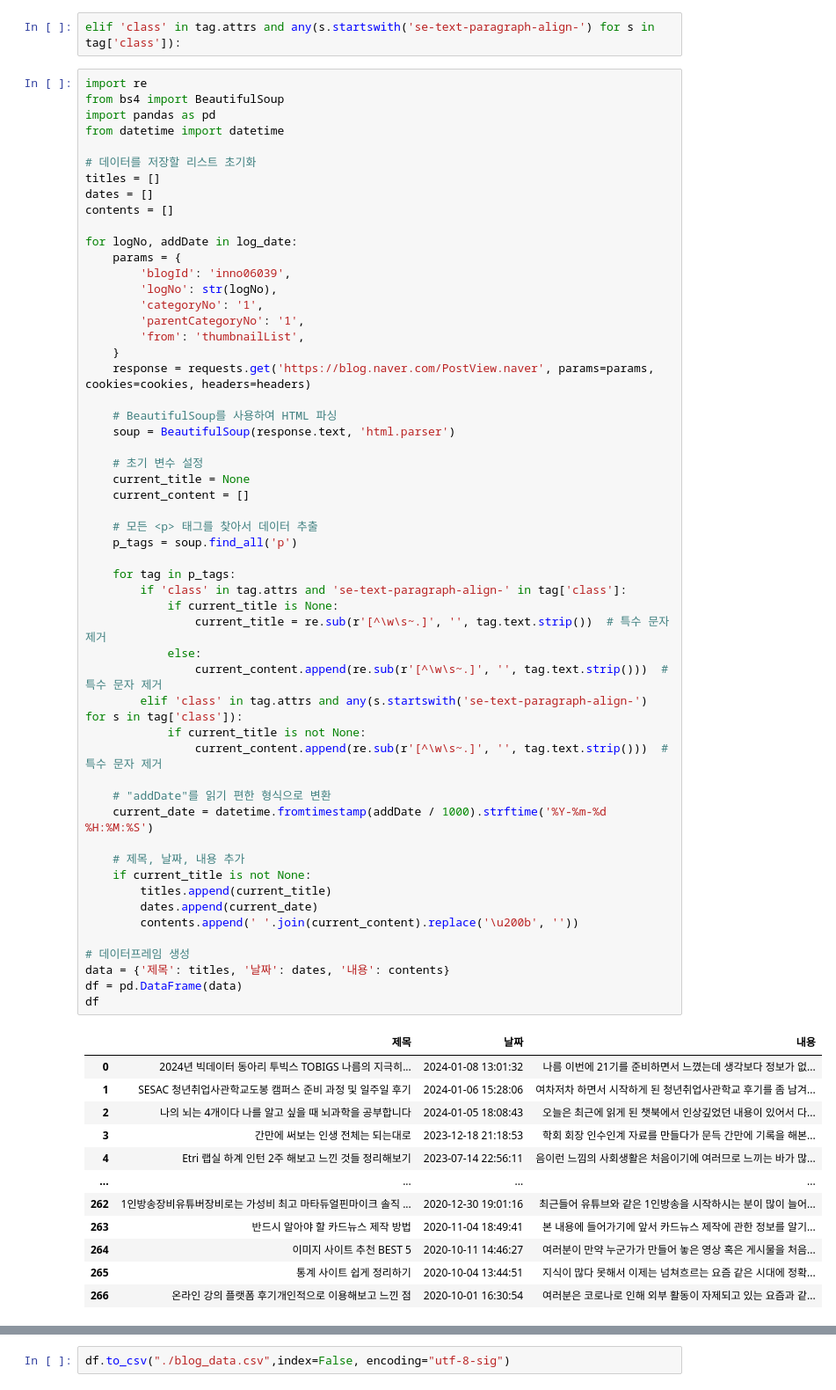
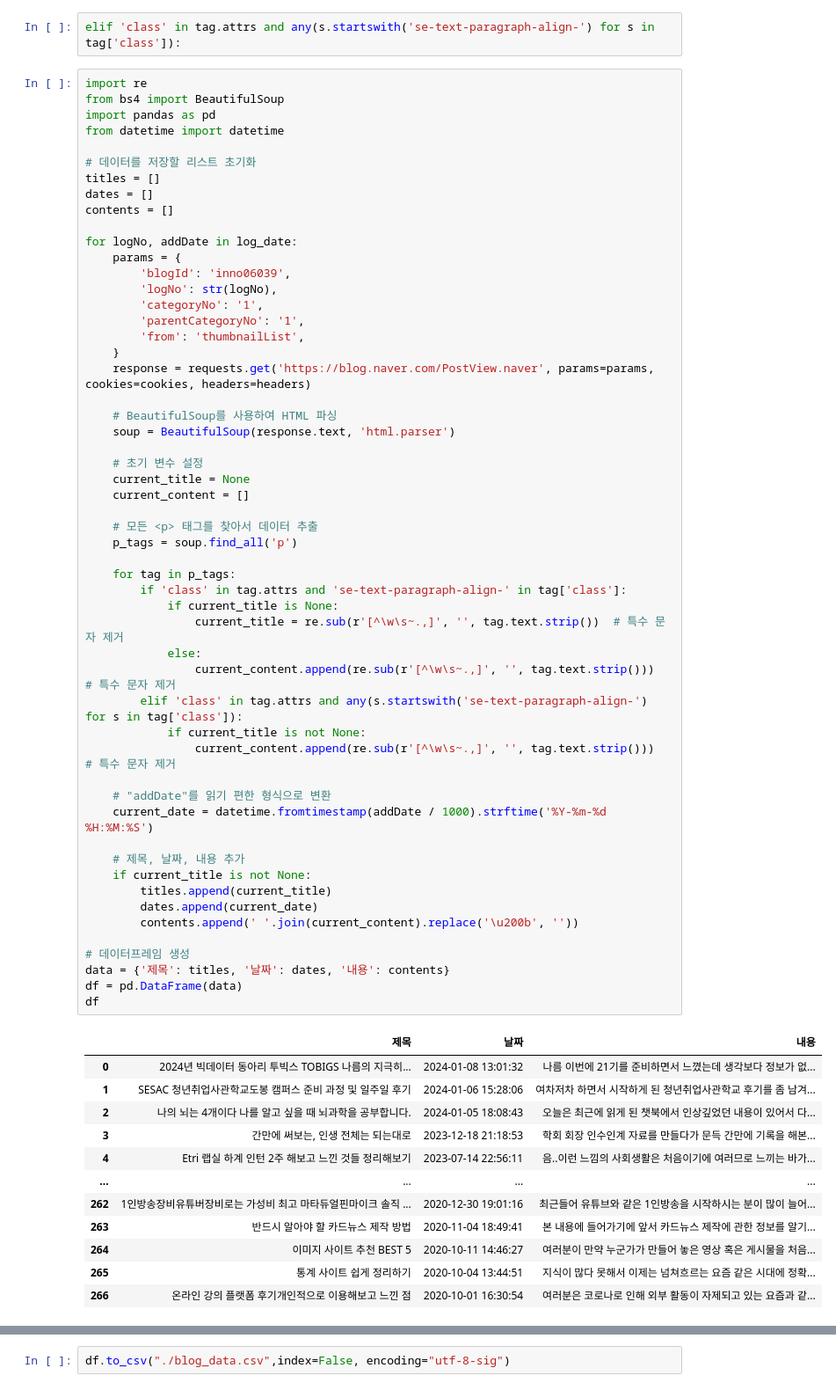
Before and after one commit to ru2zi/giminopt, a Jupyter notebook: train.ipynb, the cells around one changed output, grey strips where cells are left out. Shown: that part at 88% size. Cells and saved outputs as stored; diff of their text form.

```diff
--- a/train.ipynb
+++ b/train.ipynb
@@ -279,39 +279,39 @@ for logNo, addDate in log_date:
     current_title = None
     current_content = []
 
     # 모든 <p> 태그를 찾아서 데이터 추출
     p_tags = soup.find_all('p')
 
     for tag in p_tags:
         if 'class' in tag.attrs and 'se-text-paragraph-align-' in tag['class']:
             if current_title is None:
-                current_title = re.sub(r'[^\w\s~.]', '', tag.text.strip())  # 특수 문자 제거
+                current_title = re.sub(r'[^\w\s~.,]', '', tag.text.strip())  # 특수 문자 제거
             else:
-                current_content.append(re.sub(r'[^\w\s~.]', '', tag.text.strip()))  # 특수 문자 제거
+                current_content.append(re.sub(r'[^\w\s~.,]', '', tag.text.strip()))  # 특수 문자 제거
         elif 'class' in tag.attrs and any(s.startswith('se-text-paragraph-align-') for s in tag['class']):
             if current_title is not None:
-                current_content.append(re.sub(r'[^\w\s~.]', '', tag.text.strip()))  # 특수 문자 제거
+                current_content.append(re.sub(r'[^\w\s~.,]', '', tag.text.strip()))  # 특수 문자 제거
 
     # "addDate"를 읽기 편한 형식으로 변환
     current_date = datetime.fromtimestamp(addDate / 1000).strftime('%Y-%m-%d %H:%M:%S')
 
     # 제목, 날짜, 내용 추가
     if current_title is not None:
         titles.append(current_title)
         dates.append(current_date)
         contents.append(' '.join(current_content).replace('\u200b', ''))
 
 # 데이터프레임 생성
 data = {'제목': titles, '날짜': dates, '내용': contents}
 df = pd.DataFrame(data)
 df
 # %% [output]
 |  | 제목 | 날짜 | 내용 |
 | 0 | 2024년 빅데이터 동아리 투빅스 TOBIGS 나름의 지극히... | 2024-01-08 13:01:32 | 나름 이번에 21기를 준비하면서 느꼈는데 생각보다 정보가 없... |
 | 1 | SESAC 청년취업사관학교도봉 캠퍼스 준비 과정 및 일주일 후기 | 2024-01-06 15:28:06 | 여차저차 하면서 시작하게 된 청년취업사관학교 후기를 좀 남겨... |
-| 2 | 나의 뇌는 4개이다 나를 알고 싶을 때 뇌과학을 공부합니다 | 2024-01-05 18:08:43 | 오늘은 최근에 읽게 된 챗북에서 인상깊었던 내용이 있어서 다... |
-| 3 | 간만에 써보는 인생 전체는 되는대로 | 2023-12-18 21:18:53 | 학회 회장 인수인계 자료를 만들다가 문득 간만에 기록을 해본... |
-| 4 | Etri 랩실 하계 인턴 2주 해보고 느낀 것들 정리해보기 | 2023-07-14 22:56:11 | 음이런 느낌의 사회생활은 처음이기에 여러므로 느끼는 바가 많... |
+| 2 | 나의 뇌는 4개이다 나를 알고 싶을 때 뇌과학을 공부합니다. | 2024-01-05 18:08:43 | 오늘은 최근에 읽게 된 챗북에서 인상깊었던 내용이 있어서 다... |
+| 3 | 간만에 써보는, 인생 전체는 되는대로 | 2023-12-18 21:18:53 | 학회 회장 인수인계 자료를 만들다가 문득 간만에 기록을 해본... |
+| 4 | Etri 랩실 하계 인턴 2주 해보고 느낀 것들 정리해보기 | 2023-07-14 22:56:11 | 음..이런 느낌의 사회생활은 처음이기에 여러므로 느끼는 바가... |
 | ... | ... | ... | ... |
 | 262 | 1인방송장비유튜버장비로는 가성비 최고 마타듀얼핀마이크 솔직 ... | 2020-12-30 19:01:16 | 최근들어 유튜브와 같은 1인방송을 시작하시는 분이 많이 늘어... |
 | 263 | 반드시 알아야 할 카드뉴스 제작 방법 | 2020-11-04 18:49:41 | 본 내용에 들어가기에 앞서 카드뉴스 제작에 관한 정보를 알기... |
```
Also changed, not shown: 36 other files.
